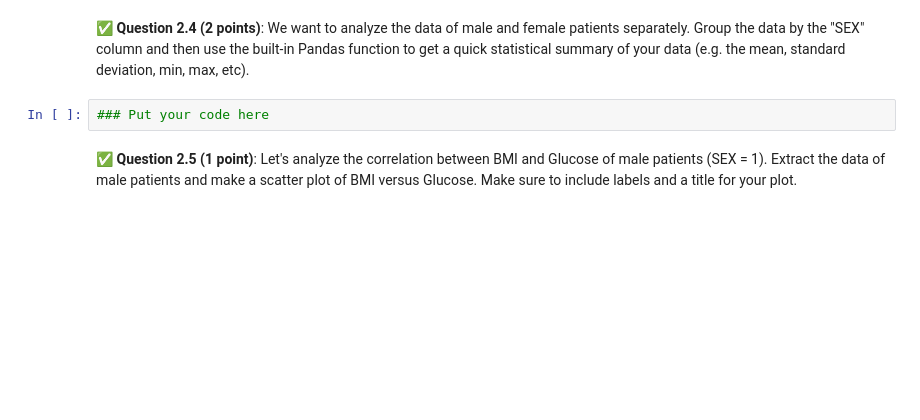
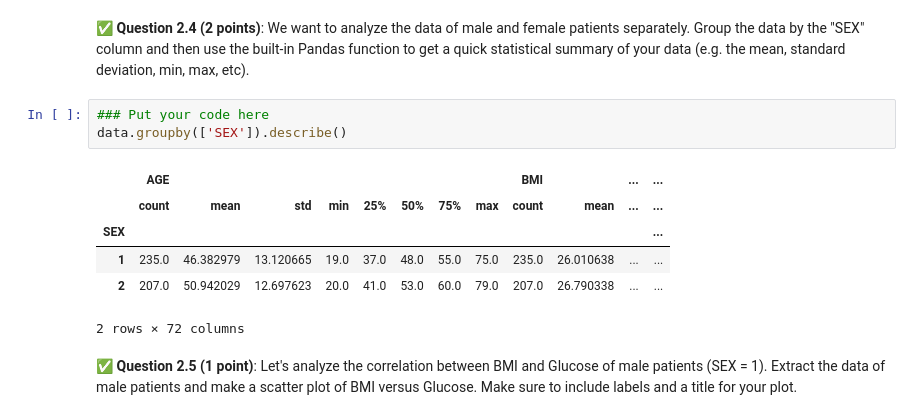
Before and after one commit to abdollahegazy/cmse202-s25-turnin, a Jupyter notebook: midterm/CMSE202-Midterm-Section003-STUDENT.ipynb, the cells around one changed output. Cells and saved outputs as stored; diff of their text form; blank space fills up the shorter version.

```diff
--- a/midterm/CMSE202-Midterm-Section003-STUDENT.ipynb
+++ b/midterm/CMSE202-Midterm-Section003-STUDENT.ipynb
@@ -106,6 +92,14 @@ data.drop('Y',axis=1,inplace=True)
 &#9989; **Question 2.4 (2 points)**: We want to analyze the data of male and female patients separately. Group the data by the "SEX" column and then use the built-in Pandas function to get a quick statistical summary of your data (e.g. the mean, standard deviation, min, max, etc).
 # %%
 ### Put your code here
+data.groupby(['SEX']).describe()
+# %% [output]
+|  | AGE |  |  |  |  |  |  |  | BMI |  | ... | ... |
+|  | count | mean | std | min | 25% | 50% | 75% | max | count | mean | ... | ... |
+| SEX |  |  |  |  |  |  |  |  |  |  |  | ... |
+| 1 | 235.0 | 46.382979 | 13.120665 | 19.0 | 37.0 | 48.0 | 55.0 | 75.0 | 235.0 | 26.010638 | ... | ... |
+| 2 | 207.0 | 50.942029 | 12.697623 | 20.0 | 41.0 | 53.0 | 60.0 | 79.0 | 207.0 | 26.790338 | ... | ... |
+2 rows × 72 columns
 # %% [markdown]
 &#9989; **Question 2.5 (1 point)**: Let's analyze the correlation between BMI and Glucose of male patients (SEX = 1). Extract the data of male patients and make a scatter plot of BMI versus Glucose. Make sure to include labels and a title for your plot.
 # %%
```
Also changed, not shown: parts of 3 cells of this notebook.
